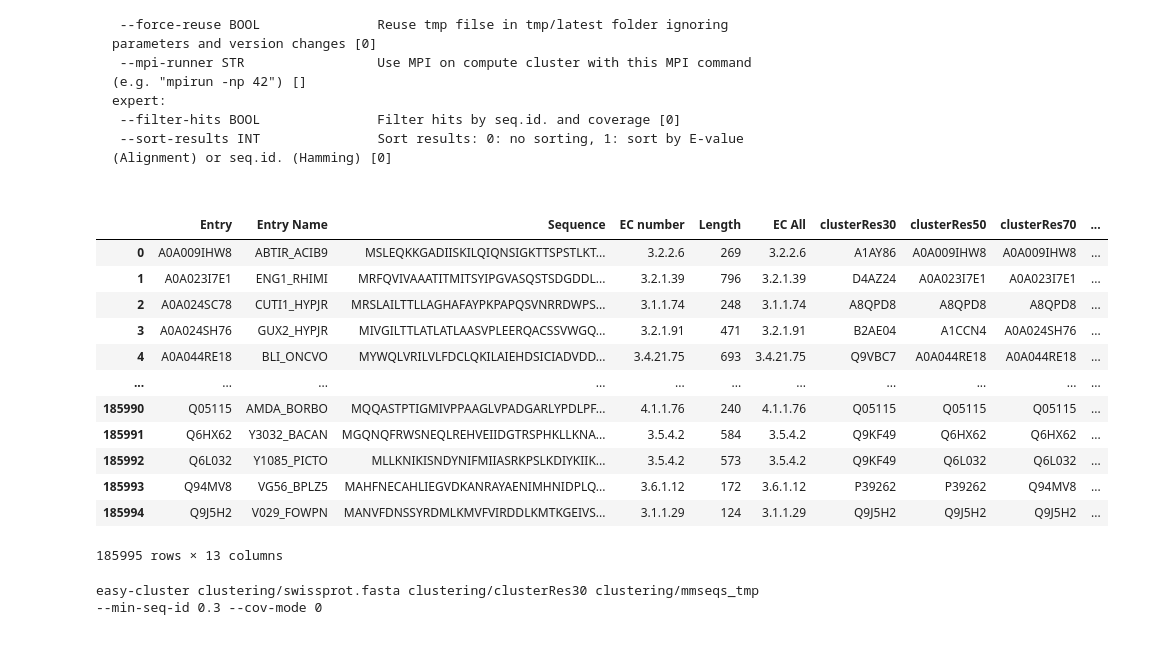
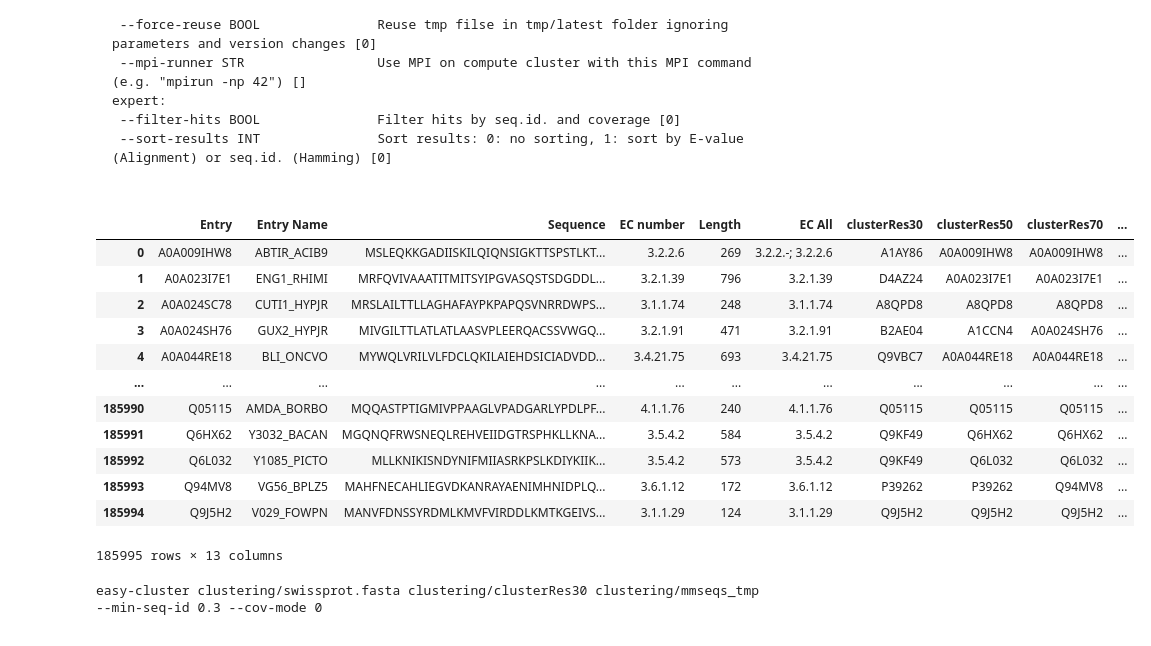
Before and after one commit to jsunn-y/CARE, a Jupyter notebook: generate_datasets_splits/rawdata_processing.ipynb, the cells around one changed output. Saved outputs shown, nothing was run; the diff lists cells and outputs as text; code cells hidden in the pictures.

````diff
--- a/generate_datasets_splits/rawdata_processing.ipynb
+++ b/generate_datasets_splits/rawdata_processing.ipynb
@@ -402,11 +412,14 @@ expert:
 
 ```
 # %%
-swissprot = pd.read_csv('../processed_data/protein2EC.csv')
-swissprot
+# swissprot_new = pd.read_csv('../processed_data/protein2EC.csv')
+# #replace EC All with EC All from swissprot
+# swissprot_new['EC All'] = swissprot['EC All'].values
+# swissprot_new.to_csv('../processed_data/protein2EC.csv', index=False)
+# swissprot_new
 # %% [output]
 |  | Entry | Entry Name | Sequence | EC number | Length | EC All | clusterRes30 | clusterRes50 | clusterRes70 | ... |
-| 0 | A0A009IHW8 | ABTIR_ACIB9 | MSLEQKKGADIISKILQIQNSIGKTTSPSTLKT... | 3.2.2.6 | 269 | 3.2.2.6 | A1AY86 | A0A009IHW8 | A0A009IHW8 | ... |
+| 0 | A0A009IHW8 | ABTIR_ACIB9 | MSLEQKKGADIISKILQIQNSIGKTTSPSTLKT... | 3.2.2.6 | 269 | 3.2.2.-; 3.2.2.6 | A1AY86 | A0A009IHW8 | A0A009IHW8 | ... |
 | 1 | A0A023I7E1 | ENG1_RHIMI | MRFQVIVAAATITMITSYIPGVASQSTSDGDDL... | 3.2.1.39 | 796 | 3.2.1.39 | D4AZ24 | A0A023I7E1 | A0A023I7E1 | ... |
 | 2 | A0A024SC78 | CUTI1_HYPJR | MRSLAILTTLLAGHAFAYPKPAPQSVNRRDWPS... | 3.1.1.74 | 248 | 3.1.1.74 | A8QPD8 | A8QPD8 | A8QPD8 | ... |
 | 3 | A0A024SH76 | GUX2_HYPJR | MIVGILTTLATLATLAASVPLEERQACSSVWGQ... | 3.2.1.91 | 471 | 3.2.1.91 | B2AE04 | A1CCN4 | A0A024SH76 | ... |
````
Also changed, not shown: parts of 4 cells of this notebook, 21 other files.
